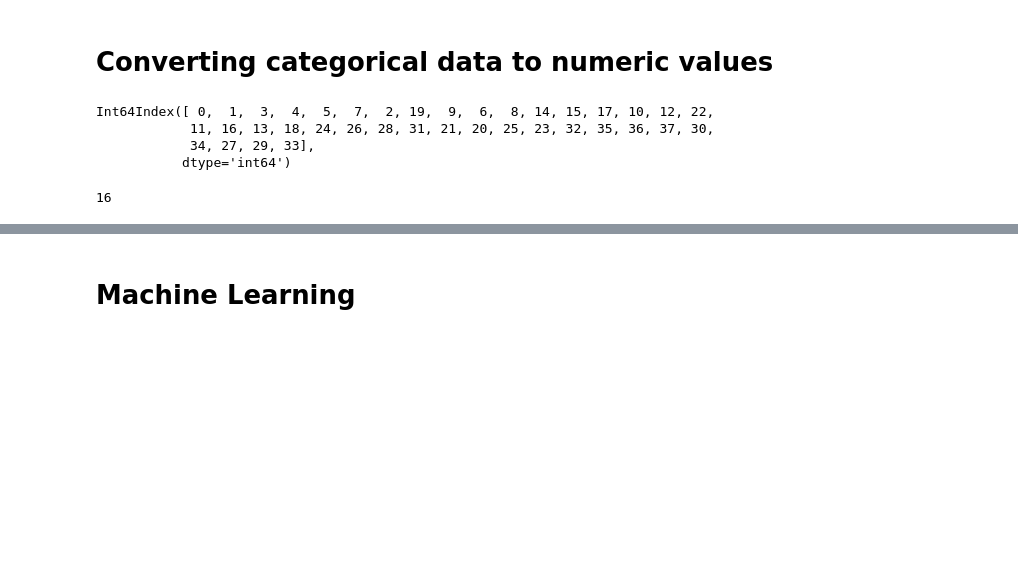
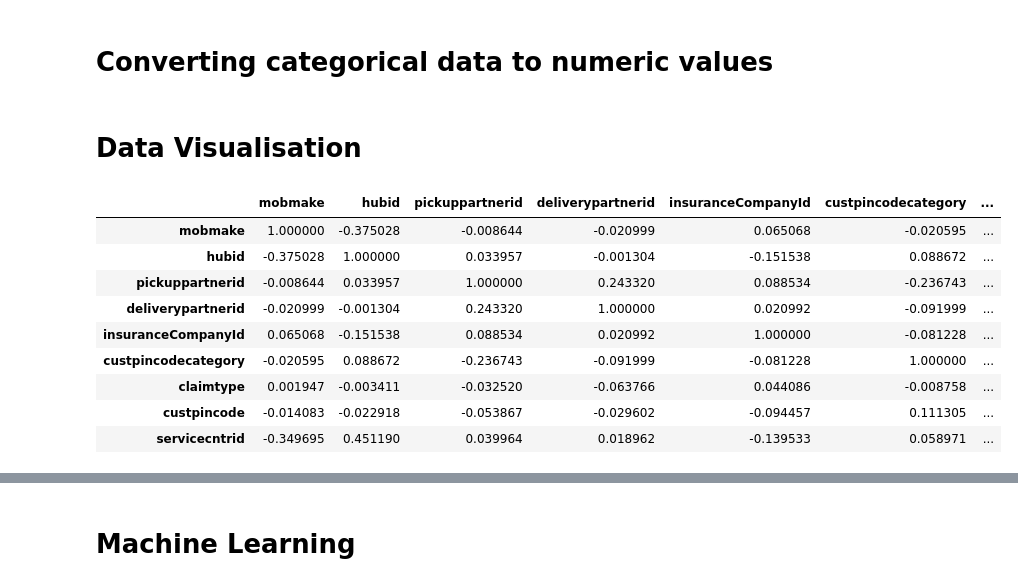
Before and after one commit to Mridul97/Machine-Learning-Assignment, a Jupyter notebook: problem_2/Problem - 2 Mridul Aggarwal .ipynb, the cells around one changed output, grey strips where cells are left out. Drawn from its saved outputs; the diff is of its cells as text; code cells hidden in the pictures; blank space fills up the shorter version.

```diff
--- a/problem_2/Problem - 2 Mridul Aggarwal .ipynb
+++ b/problem_2/Problem - 2 Mridul Aggarwal .ipynb
@@ -44,14 +69,5 @@ df_train.pickupStartdate = pd.to_datetime(df_train.pickupStartdate)
 df_train['mobmake'] = pd.factorize(df_train.mobmake)[0]
 df_train['custpincodecategory'] = pd.factorize(df_train.custpincodecategory)[0]
 df_train['claimtype'] = pd.factorize(df_train.claimtype)[0]
-# %%
-pd.DataFrame(df_train.mobmake.value_counts()).index
-# %% [output]
-Int64Index([ 0,  1,  3,  4,  5,  7,  2, 19,  9,  6,  8, 14, 15, 17, 10, 12, 22,
-            11, 16, 13, 18, 24, 26, 28, 31, 21, 20, 25, 23, 32, 35, 36, 37, 30,
-            34, 27, 29, 33],
-           dtype='int64')
-# %%
-len(df_train.columns)
-# %% [output]
-16
+# %% [markdown]
+# Data Visualisation
@@ -57,0 +77,13 @@ len(df_train.columns)
+# %%
+corr
+# %% [output]
+|  | mobmake | hubid | pickuppartnerid | deliverypartnerid | insuranceCompanyId | custpincodecategory | ... |
+| mobmake | 1.000000 | -0.375028 | -0.008644 | -0.020999 | 0.065068 | -0.020595 | ... |
+| hubid | -0.375028 | 1.000000 | 0.033957 | -0.001304 | -0.151538 | 0.088672 | ... |
+| pickuppartnerid | -0.008644 | 0.033957 | 1.000000 | 0.243320 | 0.088534 | -0.236743 | ... |
+| deliverypartnerid | -0.020999 | -0.001304 | 0.243320 | 1.000000 | 0.020992 | -0.091999 | ... |
+| insuranceCompanyId | 0.065068 | -0.151538 | 0.088534 | 0.020992 | 1.000000 | -0.081228 | ... |
+| custpincodecategory | -0.020595 | 0.088672 | -0.236743 | -0.091999 | -0.081228 | 1.000000 | ... |
+| claimtype | 0.001947 | -0.003411 | -0.032520 | -0.063766 | 0.044086 | -0.008758 | ... |
+| custpincode | -0.014083 | -0.022918 | -0.053867 | -0.029602 | -0.094457 | 0.111305 | ... |
+| servicecntrid | -0.349695 | 0.451190 | 0.039964 | 0.018962 | -0.139533 | 0.058971 | ... |
```
Also changed, not shown: parts of 19 cells of this notebook, 3 other files.
